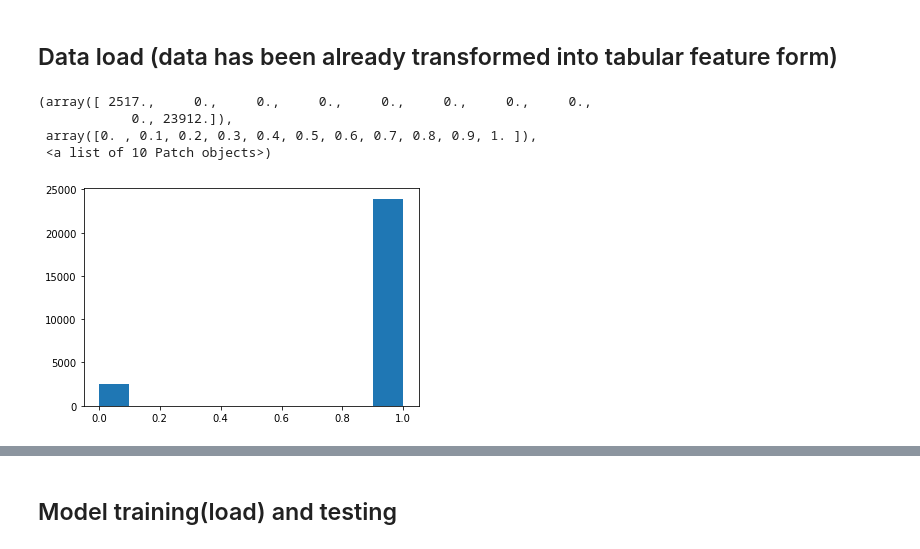
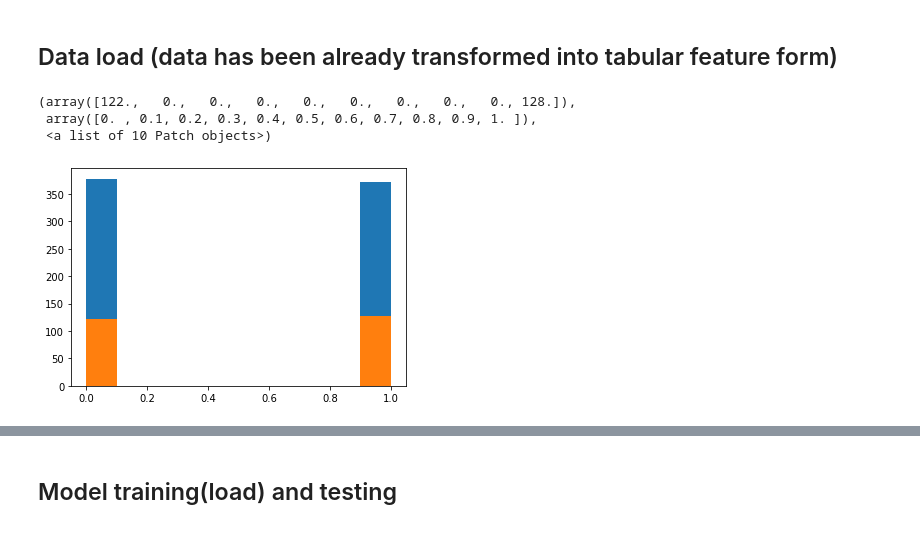
Before and after one commit to Rungalad/AudioAnalisys, a Jupyter notebook: Files_for_validation/ValidAudioClassifSber.ipynb, the cells around one changed output, grey strips where cells are left out. Drawn from its saved outputs; the diff is of its cells as text; code cells hidden in the pictures.

```diff
--- a/Files_for_validation/ValidAudioClassifSber.ipynb
+++ b/Files_for_validation/ValidAudioClassifSber.ipynb
@@ -20,10 +65,14 @@ import shap
 # %% [markdown]
 ## Data load (data has been already transformed into tabular feature form)
 # %%
+# Загрузка данных из подготовленных таблиц csv
+# name - <str> - путь до файла таблицы
 def DataLoad(name):
   ff = open(name, 'r')
   rdr = csv.reader(ff)
   data0 = [row for row in rdr]
+  global header
+  header = data0[0][1:]
   data = np.array(data0[1:])[:, 1:].astype(float)
   ff.close()
   return data
@@ -49,8 +79,15 @@ Y_te = all_test[:, -1]
-# %%
-plt.hist(Y_tr)
-# %% [output]
-(array([ 2517.,     0.,     0.,     0.,     0.,     0.,     0.,     0.,
-            0., 23912.]),
- array([0. , 0.1, 0.2, 0.3, 0.4, 0.5, 0.6, 0.7, 0.8, 0.9, 1. ]),
- <a list of 10 Patch objects>)
-[figure, removed]
+# %%
+data_bad = DataLoad(r'dataset_bad2_500.csv')
+data_good = DataLoad(r'dataset_good2_500.csv')
+X = np.vstack([data_bad, data_good])
+Y = np.array(data_bad.shape[0]*[0] + data_good.shape[0]*[1])
+x_tr, x_te, y_tr, y_te = ms.train_test_split(X, Y, random_state=42, test_size=0.25)
+# %%
+# Датасет сбалансированный(баланс сохраняется также и в тестовой выборке)
+plt.hist(y_tr)
+plt.hist(y_te)
+# %% [output]
+(array([122.,   0.,   0.,   0.,   0.,   0.,   0.,   0.,   0., 128.]),
+ array([0. , 0.1, 0.2, 0.3, 0.4, 0.5, 0.6, 0.7, 0.8, 0.9, 1. ]),
+ <a list of 10 Patch objects>)
+[figure, added]
```
Also changed, not shown: parts of 26 cells of this notebook, 2 other files.
